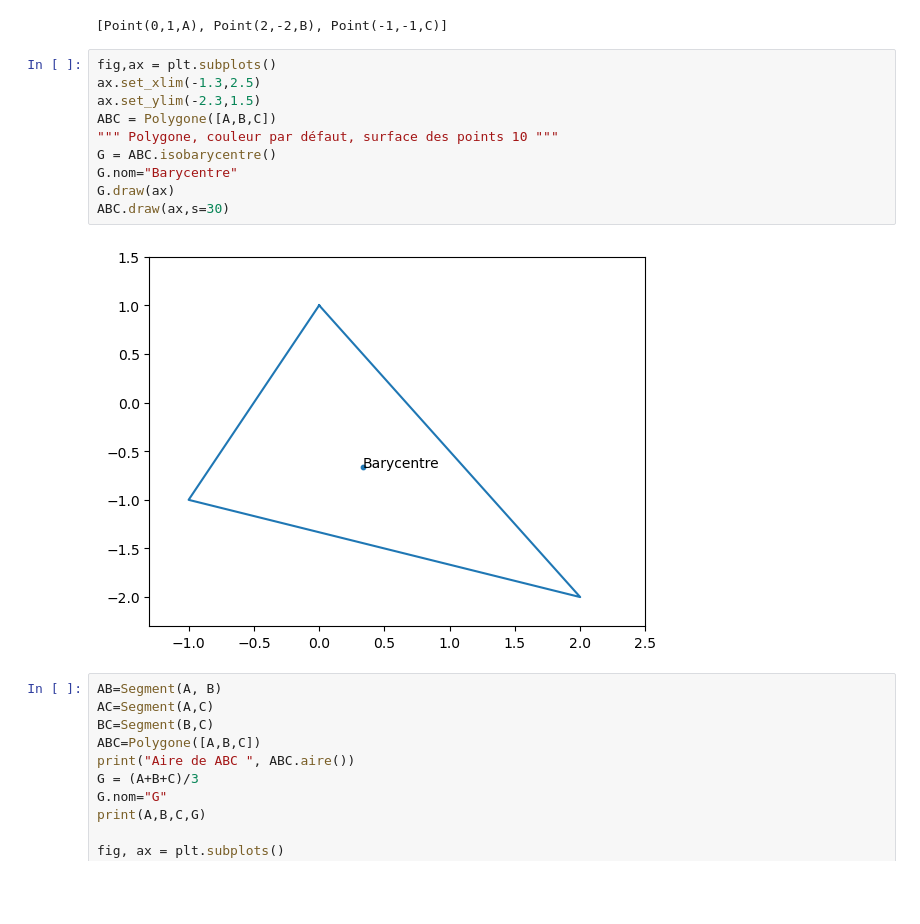
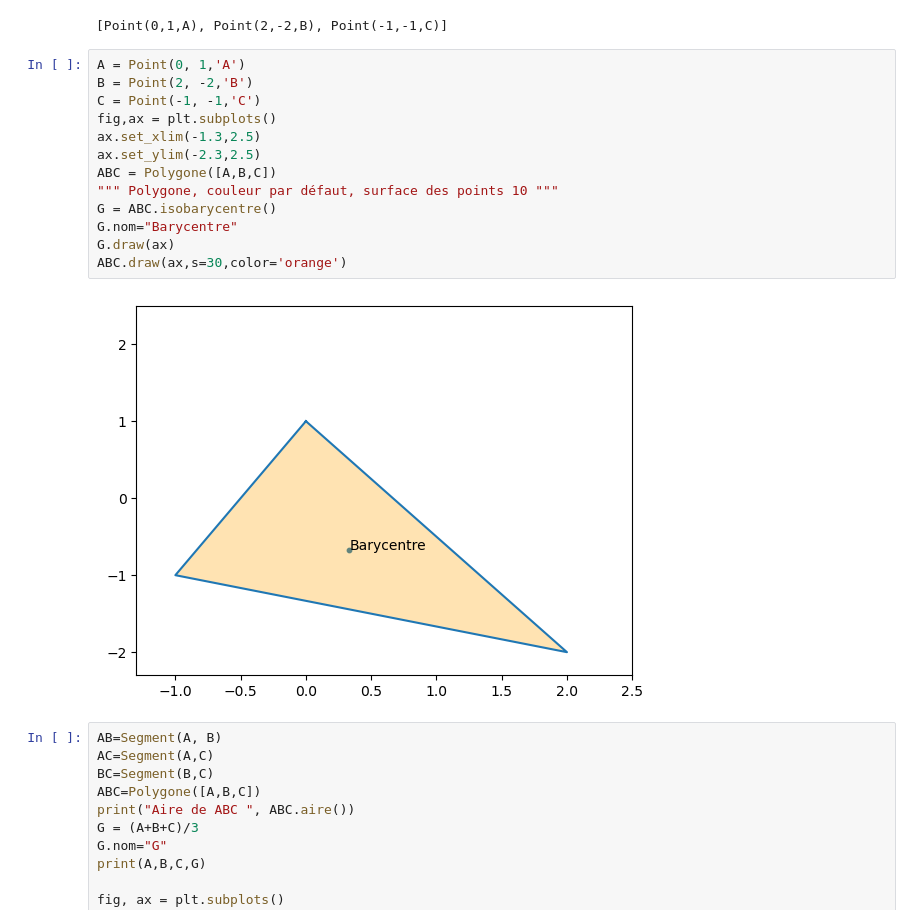
Before and after one commit to mhdeleglise/Formes2D, a Jupyter notebook: tst.ipynb, the cells around one changed output. Cells and saved outputs as stored; diff of their text form; blank space fills up the shorter version.

```diff
--- a/tst.ipynb
+++ b/tst.ipynb
@@ -27,17 +27,20 @@ ABC.sommets
 # %% [output]
 [Point(0,1,A), Point(2,-2,B), Point(-1,-1,C)]
 # %%
+A = Point(0, 1,'A')
+B = Point(2, -2,'B')
+C = Point(-1, -1,'C')
 fig,ax = plt.subplots()
 ax.set_xlim(-1.3,2.5)
-ax.set_ylim(-2.3,1.5)
+ax.set_ylim(-2.3,2.5)
 ABC = Polygone([A,B,C])
 """ Polygone, couleur par défaut, surface des points 10 """
 G = ABC.isobarycentre()
 G.nom="Barycentre"
 G.draw(ax)
-ABC.draw(ax,s=30)
+ABC.draw(ax,s=30,color='orange')
 # %% [output]
-[figure, old version]
+[figure, new version]
 # %%
 AB=Segment(A, B)
 AC=Segment(A,C)
```
Also changed, not shown: parts of 6 cells of this notebook.
